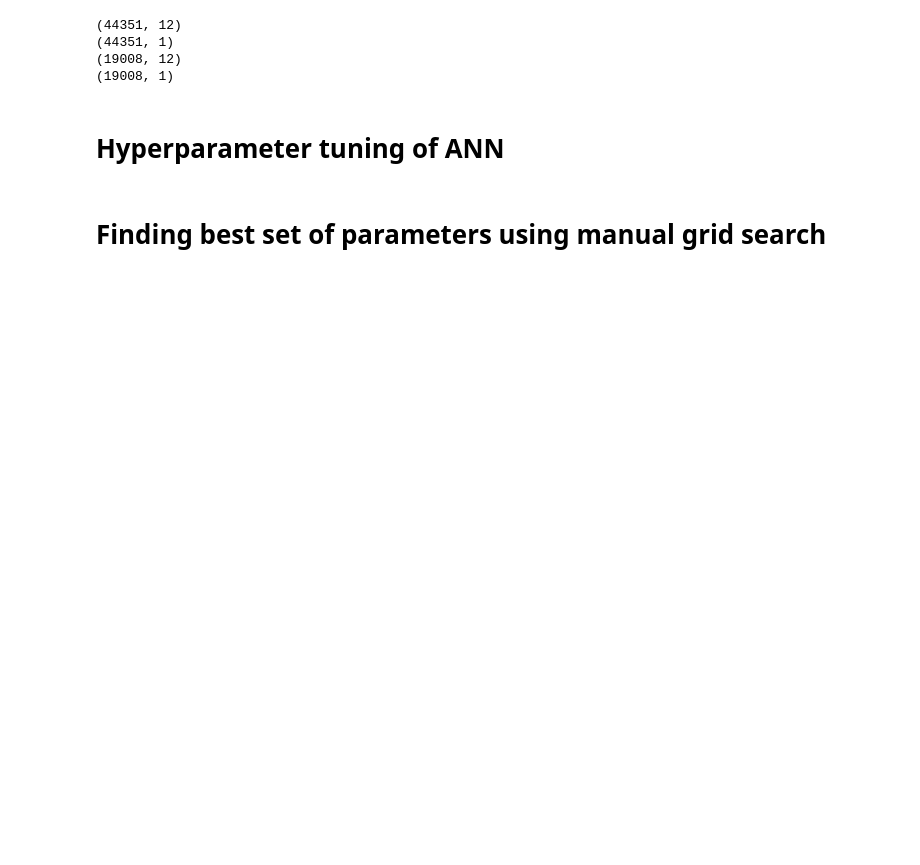
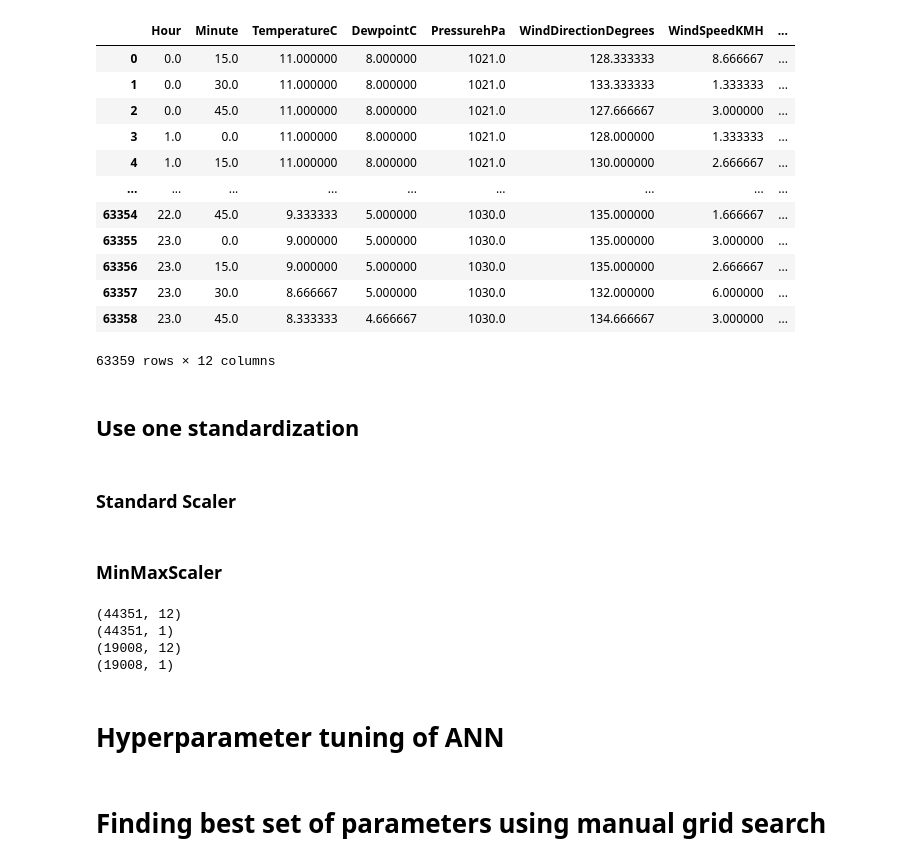
Before and after one commit to Tenergai/challenge-3, a Jupyter notebook: Generation Prediction DNN/DNN Regression.ipynb, the cells around one changed output. Cells and saved outputs as stored; diff of their text form; code cells hidden in the pictures; blank space fills up the shorter version.

```diff
--- a/Generation Prediction DNN/DNN Regression.ipynb
+++ b/Generation Prediction DNN/DNN Regression.ipynb
@@ -27,6 +34,7 @@ df.head()
 # Separate Target Variable and Predictor Variables
 TargetVariable = ["Generated power"]
 Predictors= ["Hour","Minute","TemperatureC","DewpointC","PressurehPa","WindDirectionDegrees","WindSpeedKMH","WindSpeedGustKMH","Humidity","HourlyPrecipMM","dailyrainMM","SolarRadiationWatts_m2"]
-
+df_x = df[Predictors]
+df_y = df[TargetVariable]
 X=df[Predictors].values
 y=df[TargetVariable].values
@@ -44,3 +41,23 @@ else:
+# %%
+df_x
+# %% [output]
+|  | Hour | Minute | TemperatureC | DewpointC | PressurehPa | WindDirectionDegrees | WindSpeedKMH | ... |
+| 0 | 0.0 | 15.0 | 11.000000 | 8.000000 | 1021.0 | 128.333333 | 8.666667 | ... |
+| 1 | 0.0 | 30.0 | 11.000000 | 8.000000 | 1021.0 | 133.333333 | 1.333333 | ... |
+| 2 | 0.0 | 45.0 | 11.000000 | 8.000000 | 1021.0 | 127.666667 | 3.000000 | ... |
+| 3 | 1.0 | 0.0 | 11.000000 | 8.000000 | 1021.0 | 128.000000 | 1.333333 | ... |
+| 4 | 1.0 | 15.0 | 11.000000 | 8.000000 | 1021.0 | 130.000000 | 2.666667 | ... |
+| ... | ... | ... | ... | ... | ... | ... | ... | ... |
+| 63354 | 22.0 | 45.0 | 9.333333 | 5.000000 | 1030.0 | 135.000000 | 1.666667 | ... |
+| 63355 | 23.0 | 0.0 | 9.000000 | 5.000000 | 1030.0 | 135.000000 | 3.000000 | ... |
+| 63356 | 23.0 | 15.0 | 9.000000 | 5.000000 | 1030.0 | 135.000000 | 2.666667 | ... |
+| 63357 | 23.0 | 30.0 | 8.666667 | 5.000000 | 1030.0 | 132.000000 | 6.000000 | ... |
+| 63358 | 23.0 | 45.0 | 8.333333 | 4.666667 | 1030.0 | 134.666667 | 3.000000 | ... |
+63359 rows × 12 columns
+# %% [markdown]
+## Use one standardization
+# %% [markdown]
+### Standard Scaler
 # %%
 ### Standardization of data ###
 from sklearn.preprocessing import StandardScaler
@@ -50,6 +67,8 @@ TargetVarScaler=StandardScaler()
 # Storing the fit object for later reference
 PredictorScalerFit=PredictorScaler.fit(X)
 TargetVarScalerFit=TargetVarScaler.fit(y)
+# %% [markdown]
+### MinMaxScaler
 # %%
 ### Standardization of data ###
 from sklearn.preprocessing import MinMaxScaler
```
Also changed, not shown: parts of 55 cells of this notebook, 1 other file.
